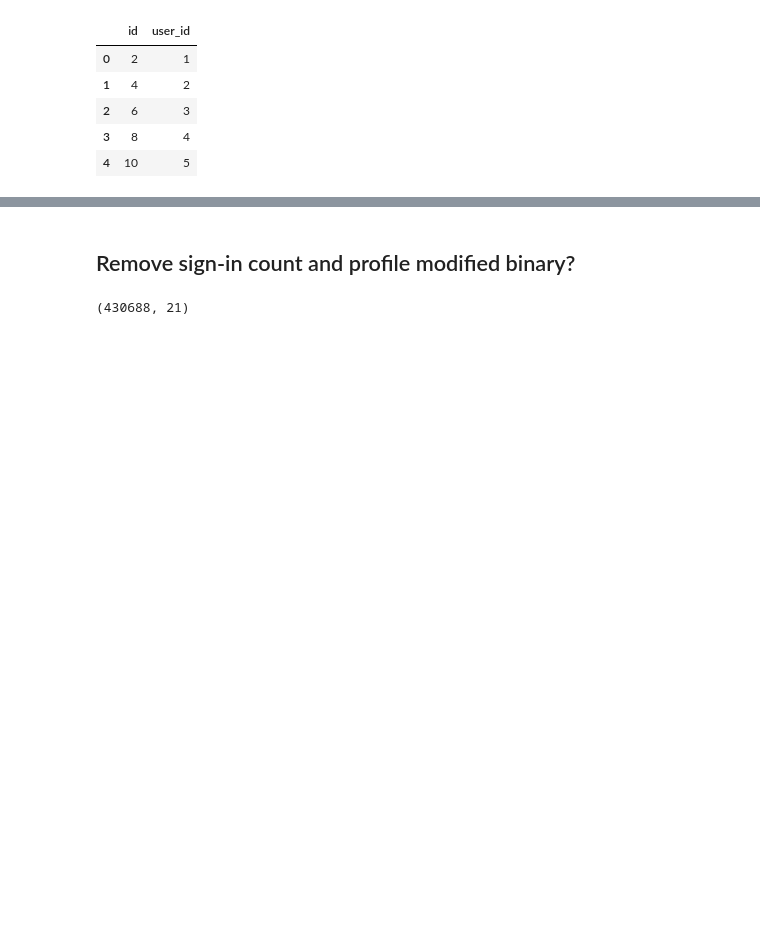
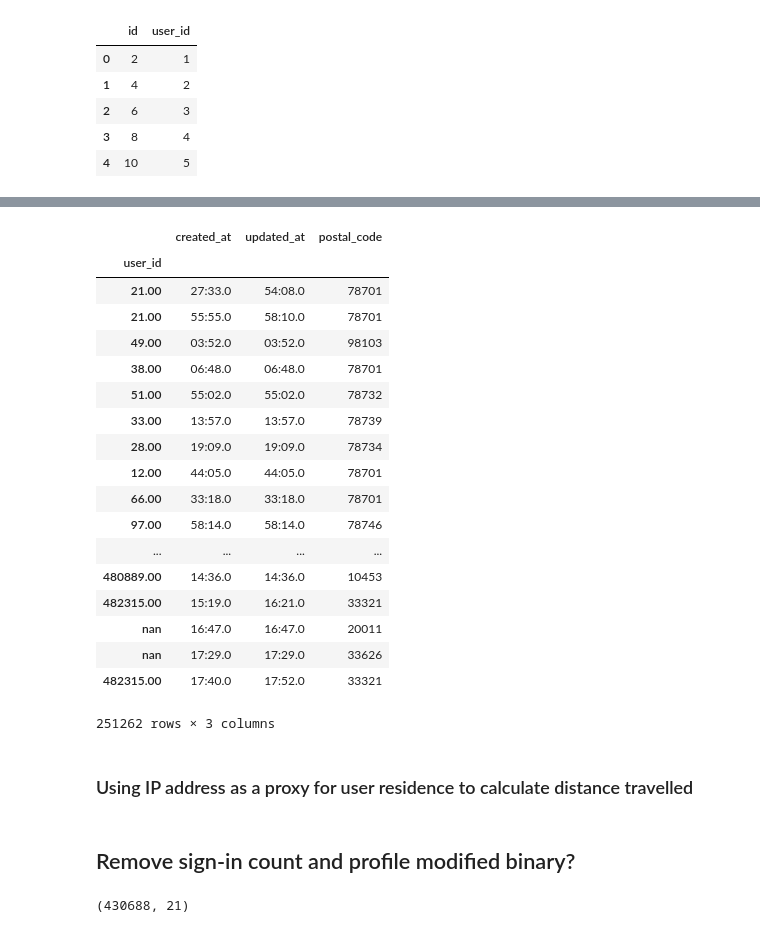
Before and after one commit to mengeling/silvercar-cancellation-predictor, a Jupyter notebook: EDA/EDA.ipynb, the cells around one changed output, grey strips where cells are left out. Drawn from its saved outputs; the diff is of its cells as text; code cells hidden in the pictures; blank space fills up the shorter version.

```diff
--- a/EDA/EDA.ipynb
+++ b/EDA/EDA.ipynb
@@ -738,3 +737,5 @@ df_user_profile.head()
 | 2 | 6 | 3 |
 | 3 | 8 | 4 |
 | 4 | 10 | 5 |
+# %%
+df_cc_temp = df_cc_temp.join(df_user_profile.set_index("id"), on="user_profile_id")
@@ -741,3 +770,27 @@ df_user_profile.head()
+# %%
+df_cc_temp[["user_id", "created_at", "updated_at", "postal_code"]].set_index("user_id")
+# %% [output]
+|  | created_at | updated_at | postal_code |
+| user_id |  |  |  |
+| 21.00 | 27:33.0 | 54:08.0 | 78701 |
+| 21.00 | 55:55.0 | 58:10.0 | 78701 |
+| 49.00 | 03:52.0 | 03:52.0 | 98103 |
+| 38.00 | 06:48.0 | 06:48.0 | 78701 |
+| 51.00 | 55:02.0 | 55:02.0 | 78732 |
+| 33.00 | 13:57.0 | 13:57.0 | 78739 |
+| 28.00 | 19:09.0 | 19:09.0 | 78734 |
+| 12.00 | 44:05.0 | 44:05.0 | 78701 |
+| 66.00 | 33:18.0 | 33:18.0 | 78701 |
+| 97.00 | 58:14.0 | 58:14.0 | 78746 |
+| ... | ... | ... | ... |
+| 480889.00 | 14:36.0 | 14:36.0 | 10453 |
+| 482315.00 | 15:19.0 | 16:21.0 | 33321 |
+| nan | 16:47.0 | 16:47.0 | 20011 |
+| nan | 17:29.0 | 17:29.0 | 33626 |
+| 482315.00 | 17:40.0 | 17:52.0 | 33321 |
+251262 rows × 3 columns
+# %% [markdown]
+### Using IP address as a proxy for user residence to calculate distance travelled
 # %%
 df_users_sample = df_users_new.sample(2500)
 # %%
```
Also changed, not shown: parts of 7 cells of this notebook, 1 other file.
